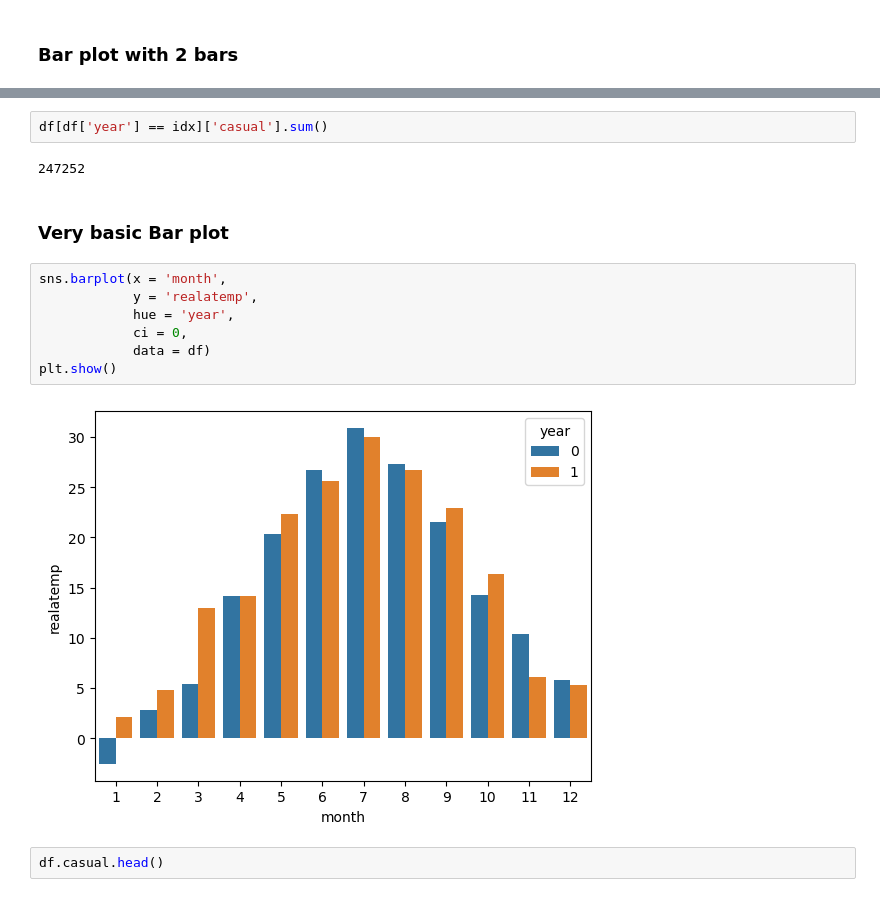
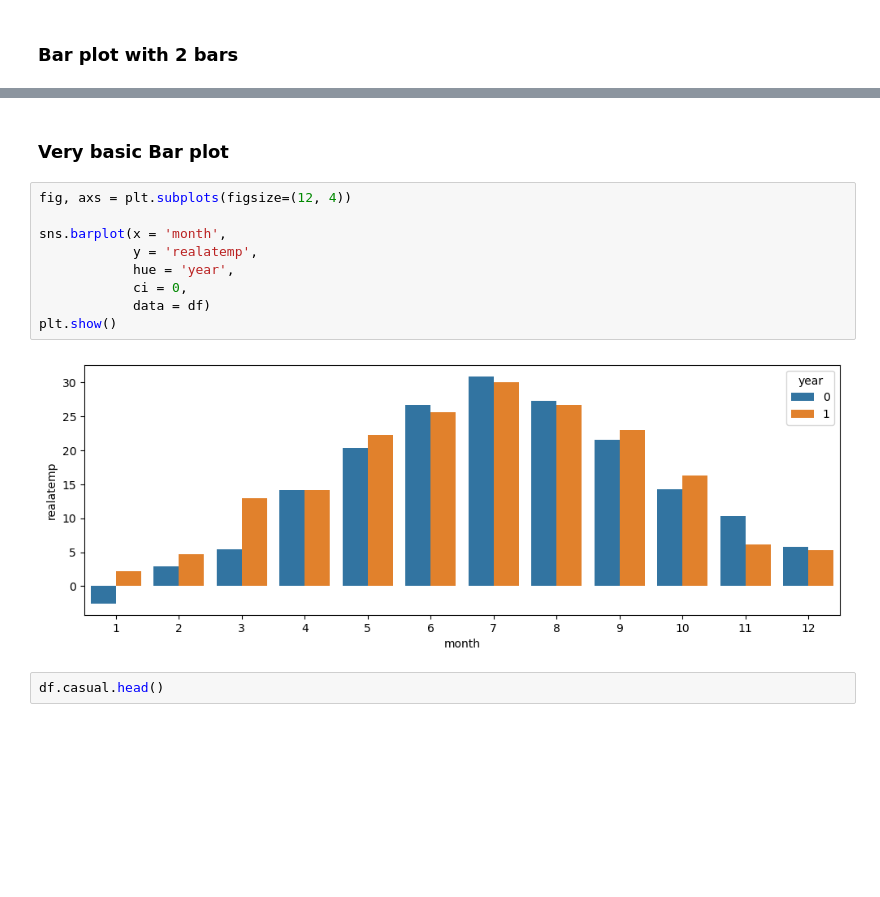
Before and after one commit to RHout19/Project-1, a Jupyter notebook: Model 1/Project 3/Sprint_1_Data_Wrangling.ipynb, the cells around one changed output, grey strips where cells are left out. Cells and saved outputs as stored; diff of their text form; blank space fills up the shorter version.

```diff
--- a/Model 1/Project 3/Sprint_1_Data_Wrangling.ipynb
+++ b/Model 1/Project 3/Sprint_1_Data_Wrangling.ipynb
@@ -279,18 +297,16 @@ The column you selected: month
-# %%
-df[df['year'] == idx]['casual'].sum()
-# %% [output]
-247252
 # %% [markdown]
 ### Very basic Bar plot
 # %%
+fig, axs = plt.subplots(figsize=(12, 4))
+
 sns.barplot(x = 'month',
             y = 'realatemp',
             hue = 'year',
             ci = 0,
             data = df)
 plt.show()
 # %% [output]
-[figure, old version]
+[figure, new version]
 # %%
 df.casual.head()
 # %% [output]
```
Also changed, not shown: parts of 13 cells of this notebook.
